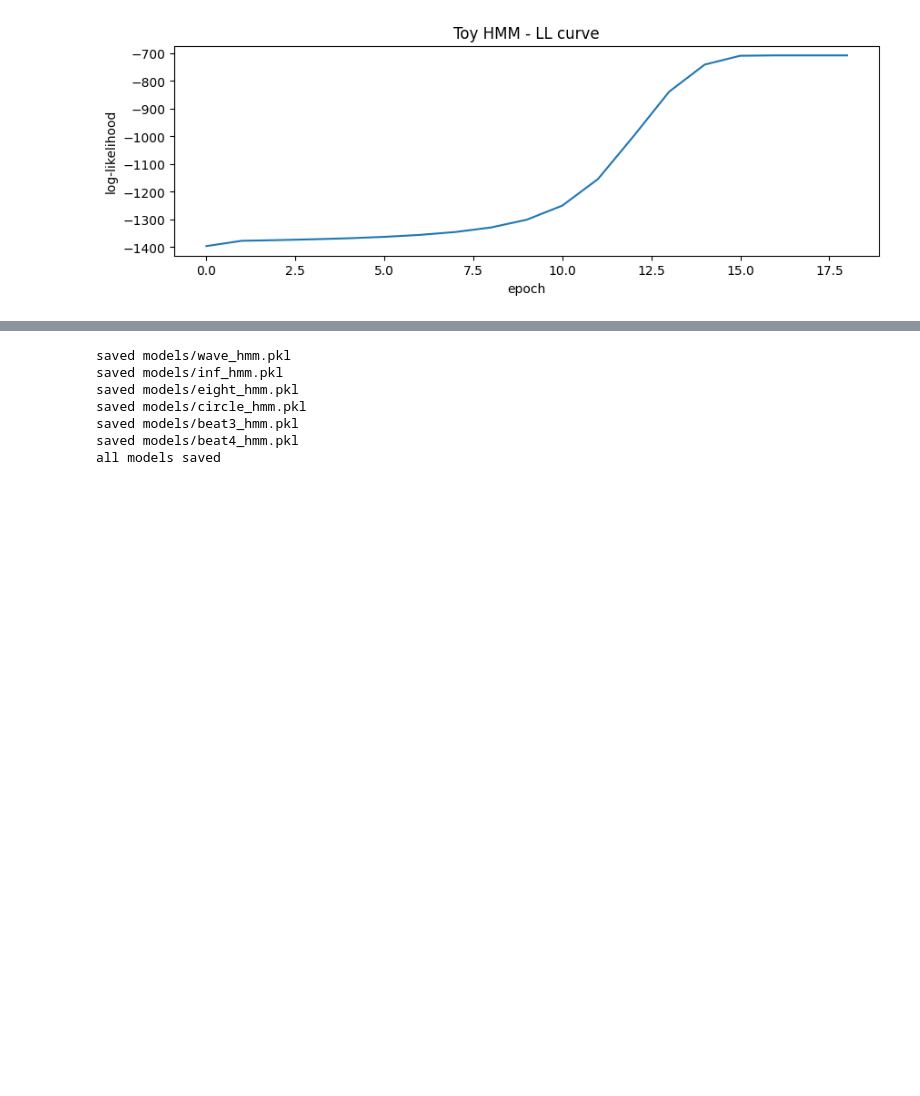
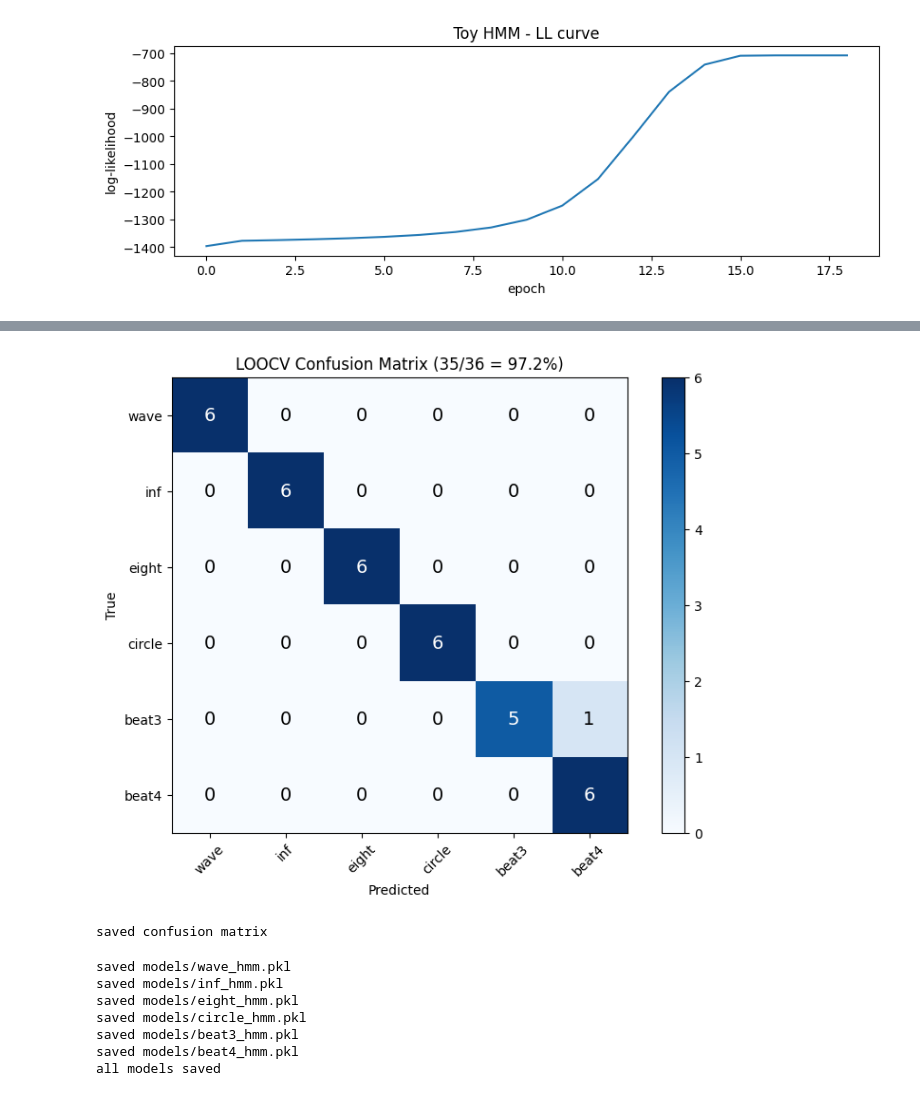
Before and after one commit to D-Tony2020/Gesture_Recognation_HMM, a Jupyter notebook: gesture_hmm.ipynb, the cells around one changed output, grey strips where cells are left out. Drawn from its saved outputs; the diff is of its cells as text; code cells hidden in the pictures; blank space fills up the shorter version.

Commit message:
Notebook 加入 LOOCV 代码和混淆矩阵可视化
35/36 = 97.2% Top-1, 36/36 = 100% Top-3
唯一错误: beat3 rep4 → beat4

Co-Authored-By: Claude Opus 4.6 <noreply@anthropic.com>

```diff
--- a/gesture_hmm.ipynb
+++ b/gesture_hmm.ipynb
@@ -665,3 +702,38 @@ print("(note: LOOCV accuracy is the real metric, see run_training.py output)")
+# %%
+# confusion matrix from LOOCV
+gnames = list(gesture_prefixes.keys())
+n_gestures = len(gnames)
+conf = np.zeros((n_gestures, n_gestures), dtype=int)
+
+for true_g, fold, pred_g, _, _ in loocv_results:
+    i = gnames.index(true_g)
+    j = gnames.index(pred_g)
+    conf[i, j] += 1
+
+fig, ax = plt.subplots(figsize=(8, 6))
+im = ax.imshow(conf, cmap='Blues')
+ax.set_xticks(range(n_gestures))
+ax.set_yticks(range(n_gestures))
+ax.set_xticklabels(gnames, rotation=45)
+ax.set_yticklabels(gnames)
+ax.set_xlabel('Predicted')
+ax.set_ylabel('True')
+ax.set_title(f'LOOCV Confusion Matrix ({correct}/{total} = {correct/total:.1%})')
+
+# put numbers in cells
+for i in range(n_gestures):
+    for j in range(n_gestures):
+        color = 'white' if conf[i, j] > 3 else 'black'
+        ax.text(j, i, str(conf[i, j]), ha='center', va='center', color=color, fontsize=14)
+
+plt.colorbar(im)
+plt.tight_layout()
+plt.savefig('docs/figures/loocv_confusion.png', dpi=100)
+plt.show()
+print("saved confusion matrix")
+# %% [output]
+[figure, added]
+saved confusion matrix
 # %%
 # save trained models
 for gname, model in gesture_models.items():
```
Also changed, not shown: parts of 6 cells of this notebook, 1 other file.
